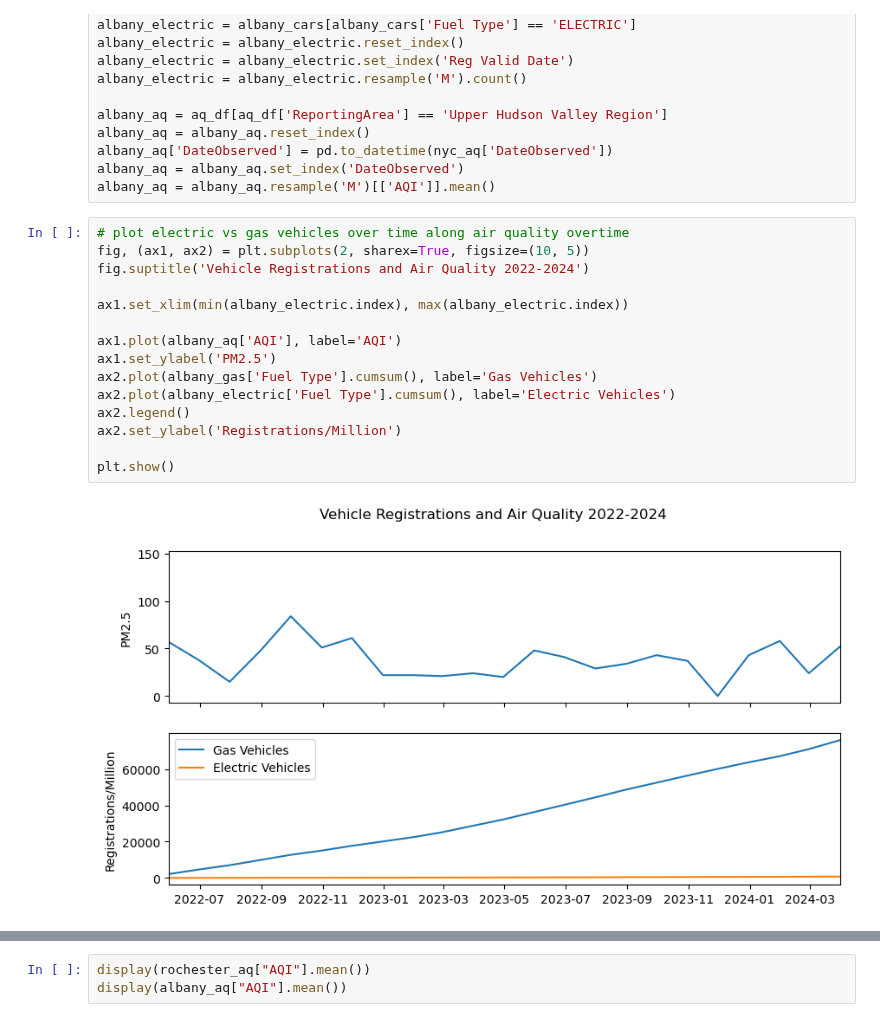
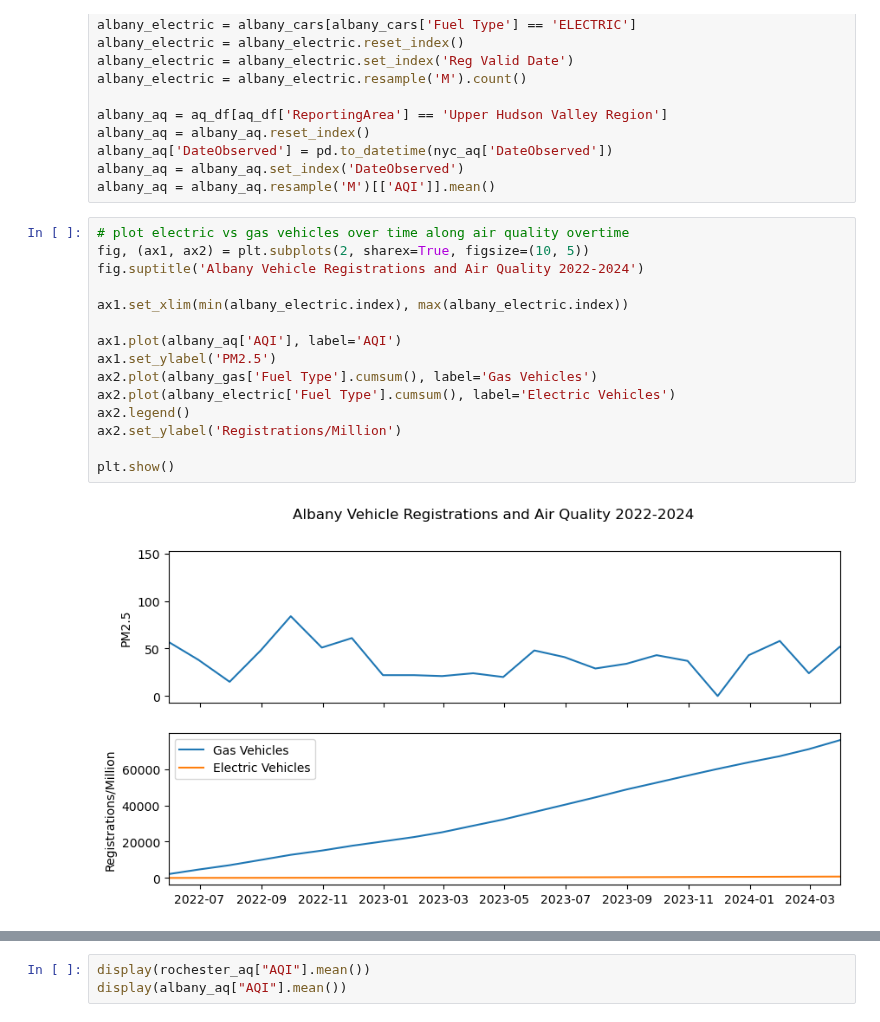
Before and after one commit to heidthecamp/CU-VIRT-AI-PT-03-2024-U-LOLC-PROJECT-1, a Jupyter notebook: displaying_data.ipynb, the cells around one changed output, grey strips where cells are left out. Cells and saved outputs as stored; diff of their text form.

```diff
--- a/displaying_data.ipynb
+++ b/displaying_data.ipynb
@@ -226,20 +226,20 @@ albany_aq = albany_aq.resample('M')[['AQI']].mean()
 # %%
 # plot electric vs gas vehicles over time along air quality overtime
 fig, (ax1, ax2) = plt.subplots(2, sharex=True, figsize=(10, 5))
-fig.suptitle('Vehicle Registrations and Air Quality 2022-2024')
+fig.suptitle('Albany Vehicle Registrations and Air Quality 2022-2024')
 
 ax1.set_xlim(min(albany_electric.index), max(albany_electric.index))
 
 ax1.plot(albany_aq['AQI'], label='AQI')
 ax1.set_ylabel('PM2.5')
 ax2.plot(albany_gas['Fuel Type'].cumsum(), label='Gas Vehicles')
 ax2.plot(albany_electric['Fuel Type'].cumsum(), label='Electric Vehicles')
 ax2.legend()
 ax2.set_ylabel('Registrations/Million')
 
 plt.show()
 # %% [output]
-[figure, old version]
+[figure, new version]
 # %%
 Rochester = ['ROCHESTER', 'EAST ROCHESTER', 'E ROCHESTER',
     'ROCHESTER NY', 'ROCHESTERR']
```
Also changed, not shown: parts of 19 cells of this notebook.
